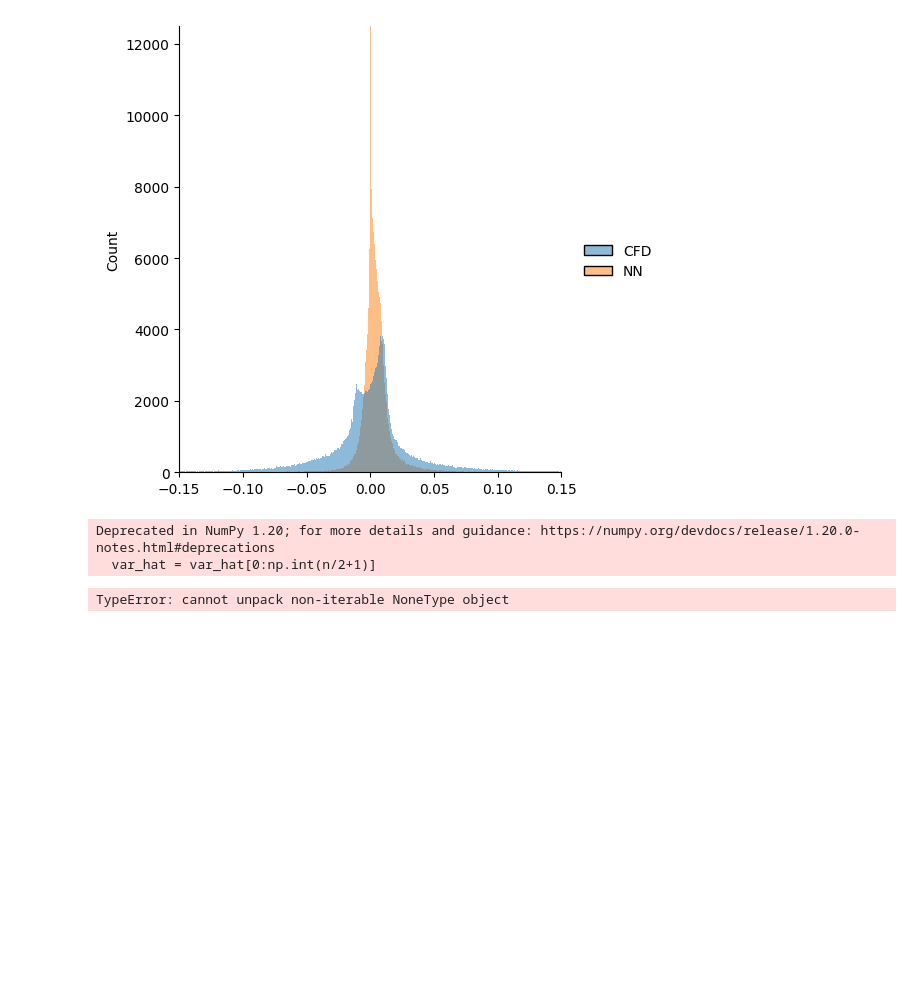
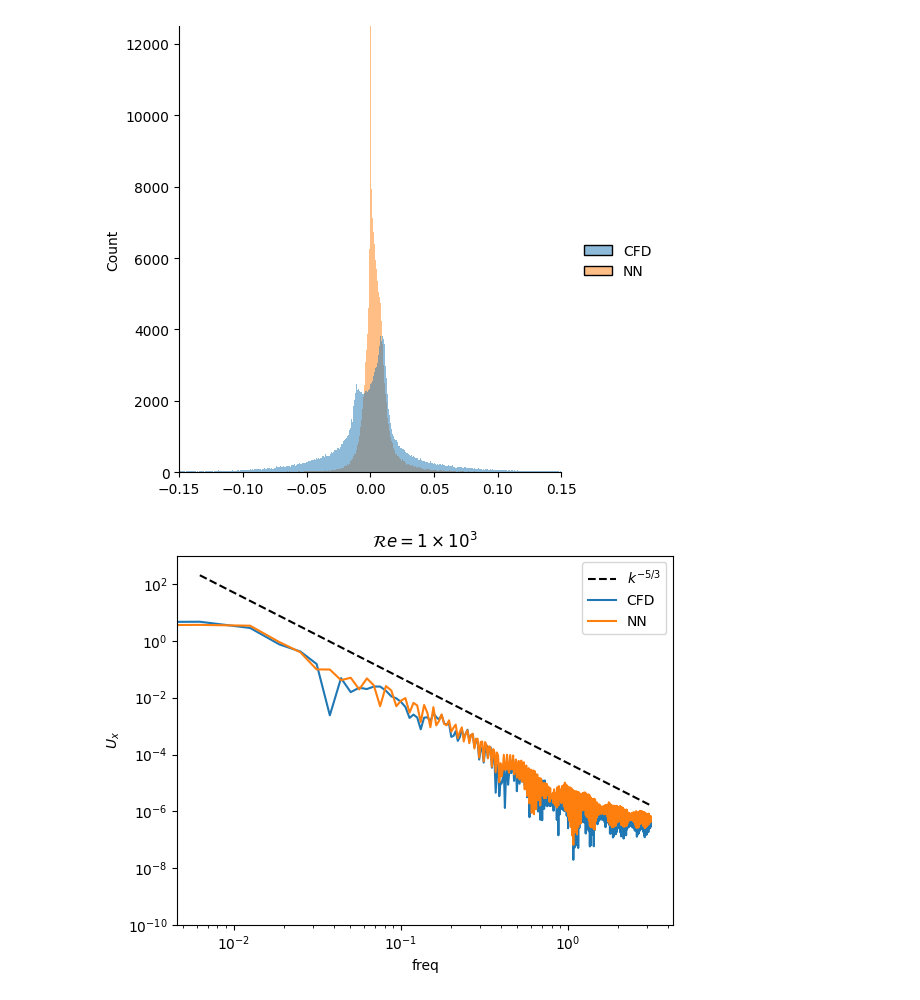
Before and after one commit to halimarefat/torchFOAM, a Jupyter notebook: Analysis/StreamwiseVelPlot.ipynb, the cells around one changed output. Cells and saved outputs as stored; diff of their text form; code cells hidden in the pictures; blank space fills up the shorter version.

```diff
--- a/Analysis/StreamwiseVelPlot.ipynb
+++ b/Analysis/StreamwiseVelPlot.ipynb
@@ -302,14 +318,14 @@ plt.show()
 def energyCal(var):
     n = len(var)
     var_hat = fft(var - np.mean(var))
-    var_hat = var_hat[0:np.int(n/2+1)]
+    var_hat = var_hat[0:int(n/2+1)]
     s = 2*np.pi/n
     f = np.arange(0, np.pi, s)
     e = 1/(2*np.pi*n) * np.abs(var_hat)**2.0
 
     return f, e
 
-def engPlot(nnVar, dynVar):
+def engPlot(nnVar, dynVar, title, ylab):
     nnf, nne = energyCal(nnVar)
     dynf, dyne = energyCal(dynVar)
     plt.loglog(nnf,10**(-4.3) * nnf**(-3), 'k--')
@@ -317,9 +333,10 @@ def engPlot(nnVar, dynVar):
     plt.loglog(nnf,nne)
     plt.ylim([1e-10, 1e3])
     plt.legend(['$k^{-5/3}$', 'CFD', 'NN'])
+    plt.title(title)
+    plt.xlabel(r'freq')
+    plt.ylabel(ylab)
 # %%
-engPlot(nnC1.U_X.values, dynC1.U_X.values)
+engPlot(nnC1.U_X.values, dynC1.U_X.values, r'$\mathcal{R}e=1 \times 10^3$', r'$U_x$')
 # %% [output]
-Deprecated in NumPy 1.20; for more details and guidance: https://numpy.org/devdocs/release/1.20.0-notes.html#deprecations
-  var_hat = var_hat[0:np.int(n/2+1)]
-TypeError: cannot unpack non-iterable NoneType object
+[figure, added]
```
Also changed, not shown: parts of 1 cell of this notebook, 1 other file.
